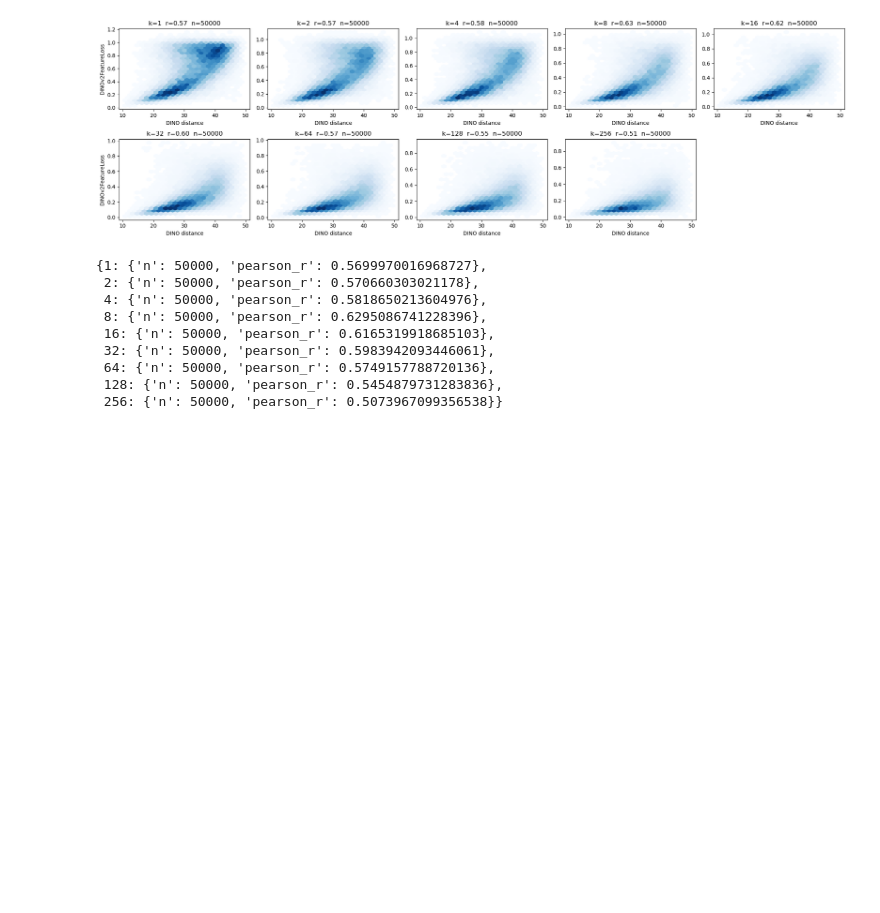
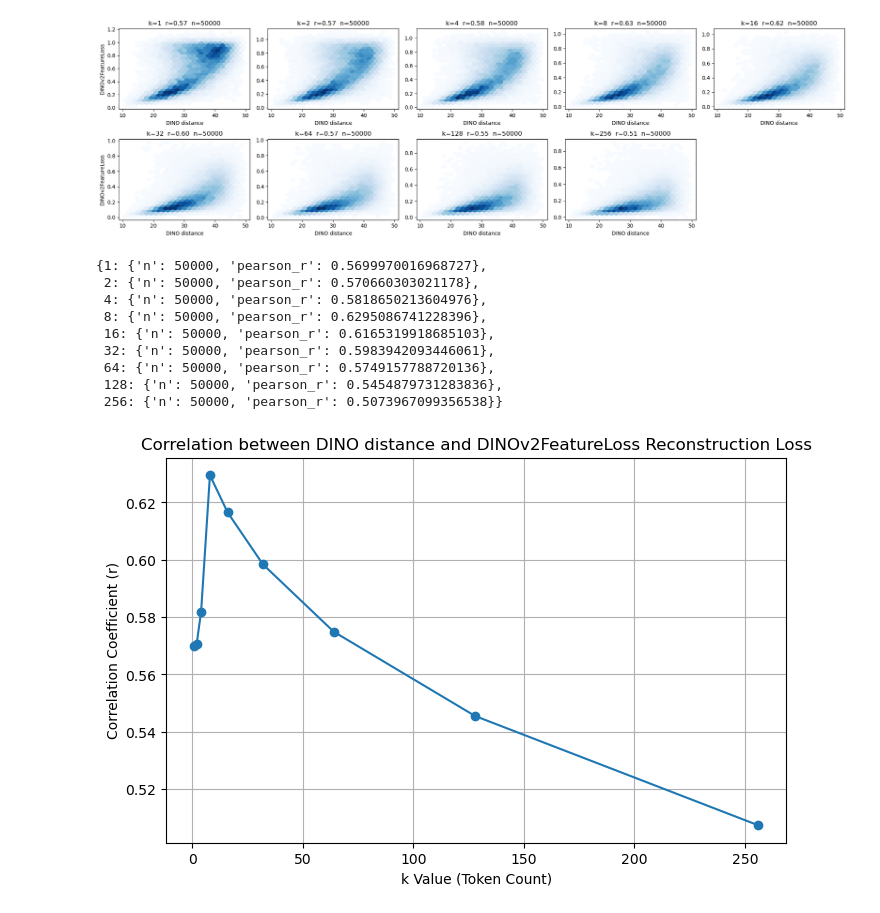
Before and after one commit to hevra01/thesis, a Jupyter notebook: notebooks/dino_distances_reconstruction_loss.ipynb, the cells around one changed output. Saved outputs shown, nothing was run; the diff lists cells and outputs as text; code cells hidden in the pictures; blank space fills up the shorter version.

Commit message:
loss at low token count analysis

```diff
--- a/notebooks/dino_distances_reconstruction_loss.ipynb
+++ b/notebooks/dino_distances_reconstruction_loss.ipynb
@@ -93,3 +93,15 @@ Using loss_key=DINOv2FeatureLoss; ks=[1, 2, 4, 8, 16, 32, 64, 128, 256]
  64: {'n': 50000, 'pearson_r': 0.5749157788720136},
  128: {'n': 50000, 'pearson_r': 0.5454879731283836},
  256: {'n': 50000, 'pearson_r': 0.5073967099356538}}
+# %%
+# plot correlation vs k_values
+plt.figure(figsize=(8, 5))
+plt.plot(ks, corr_list, marker='o')
+#plt.xscale('log', base=2)
+plt.xlabel('k Value (Token Count)')
+plt.ylabel('Correlation Coefficient (r)')
+plt.title('Correlation between DINO distance and DINOv2FeatureLoss Reconstruction Loss')
+plt.grid(True)
+plt.show()
+# %% [output]
+[figure, added]
```
Also changed, not shown: parts of 1 cell of this notebook, 1 other file.
